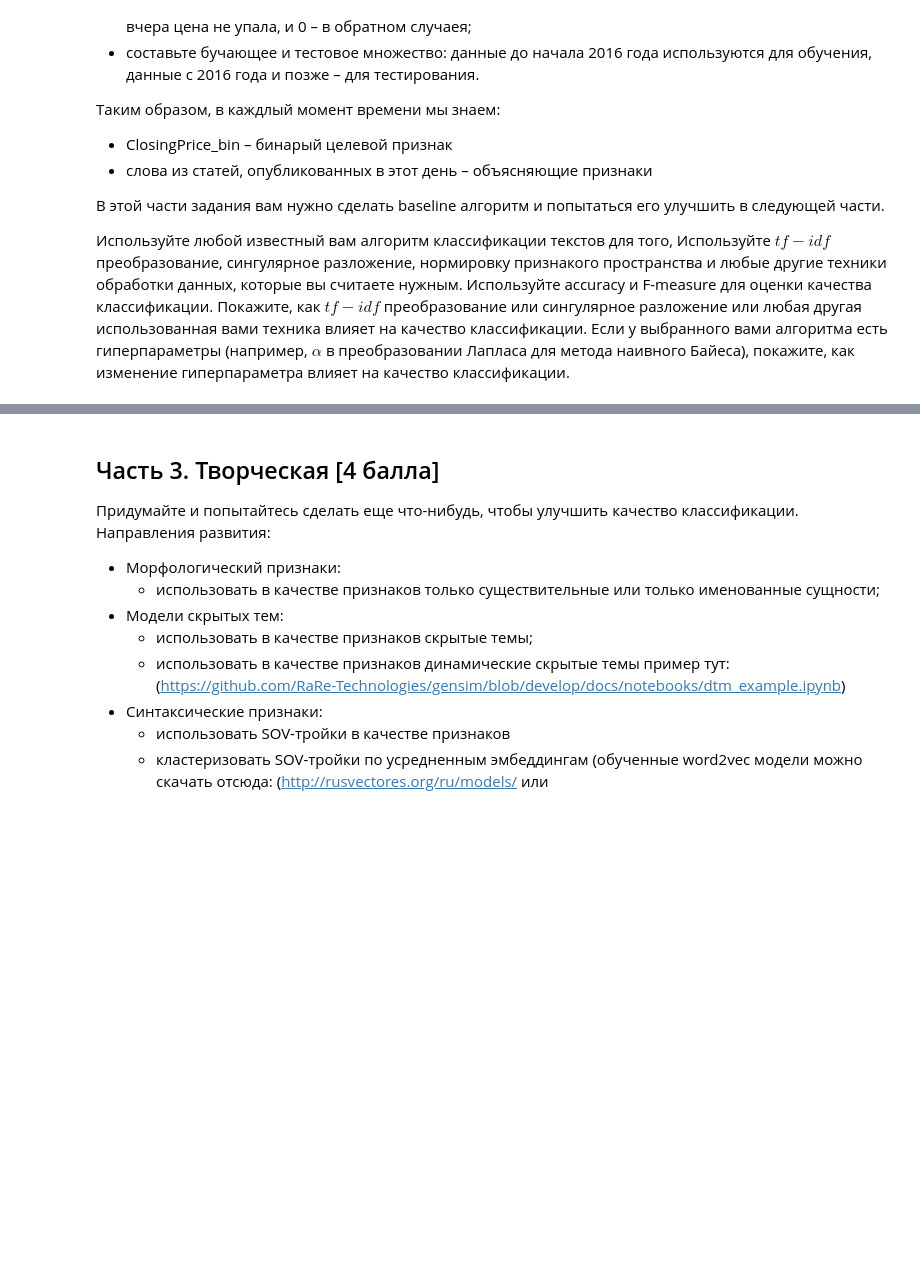
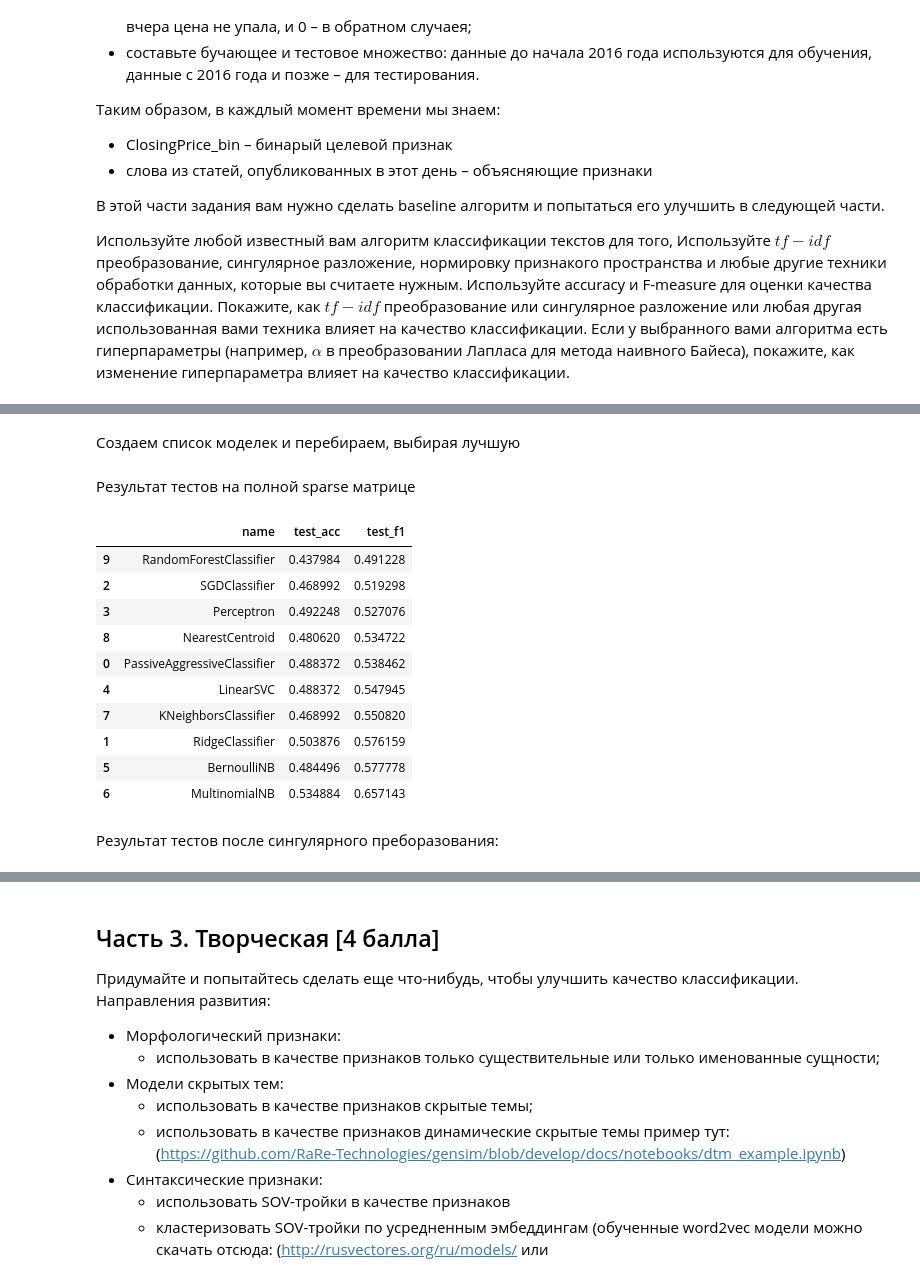
Before and after one commit to Sinopsys/group-hw-ida-2018, a Jupyter notebook: hw_2_prices/HW2-Kupriyanov-Rakhmatullin-Danilin.ipynb, the cells around one changed output, grey strips where cells are left out. Saved outputs shown, nothing was run; the diff lists cells and outputs as text; code cells hidden in the pictures; blank space fills up the shorter version.

```diff
--- a/hw_2_prices/HW2-Kupriyanov-Rakhmatullin-Danilin.ipynb
+++ b/hw_2_prices/HW2-Kupriyanov-Rakhmatullin-Danilin.ipynb
@@ -464,6 +411,8 @@ from sklearn.svm import LinearSVC
 from sklearn.naive_bayes import BernoulliNB, MultinomialNB
 from sklearn.neighbors import KNeighborsClassifier, NearestCentroid
 from sklearn.ensemble import RandomForestClassifier
+# %% [markdown]
+Создаем список моделек и перебираем, выбирая лучшую
 # %%
 clf_lst = [PassiveAggressiveClassifier, RidgeClassifier, SGDClassifier,\
            Perceptron, LinearSVC, BernoulliNB, MultinomialNB,
@@ -499,12 +448,30 @@ def get_measurements_df(x_tr, y_tr, x_te, y_te, result_type=2):
         raise ValueError("Unknown result_type")
 
     return pre_res
+# %% [markdown]
+Результат тестов на полной sparse матрице
+# %%
+get_measurements_df(x_train, y_train, x_test, y_test, result_type=0)
+# %% [output]
+|  | name | test_acc | test_f1 |
+| 9 | RandomForestClassifier | 0.437984 | 0.491228 |
+| 2 | SGDClassifier | 0.468992 | 0.519298 |
+| 3 | Perceptron | 0.492248 | 0.527076 |
+| 8 | NearestCentroid | 0.480620 | 0.534722 |
+| 0 | PassiveAggressiveClassifier | 0.488372 | 0.538462 |
+| 4 | LinearSVC | 0.488372 | 0.547945 |
+| 7 | KNeighborsClassifier | 0.468992 | 0.550820 |
+| 1 | RidgeClassifier | 0.503876 | 0.576159 |
+| 5 | BernoulliNB | 0.484496 | 0.577778 |
+| 6 | MultinomialNB | 0.534884 | 0.657143 |
 # %%
 # PCA does not support sparse input.
 svd = TruncatedSVD()
 # %%
 x_train_svd = svd.fit_transform(x_train)
 x_test_svd = svd.fit_transform(x_test)
+# %% [markdown]
+Результат тестов после сингулярного преборазования:
 # %%
 get_measurements_df(x_train_svd, y_train, x_test_svd, y_test, result_type=0)
 # %% [output]
```
Also changed, not shown: parts of 30 cells of this notebook.
